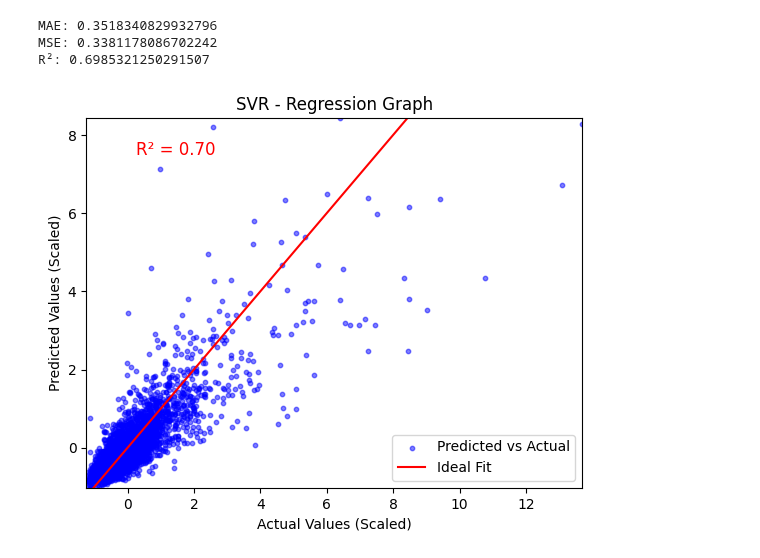
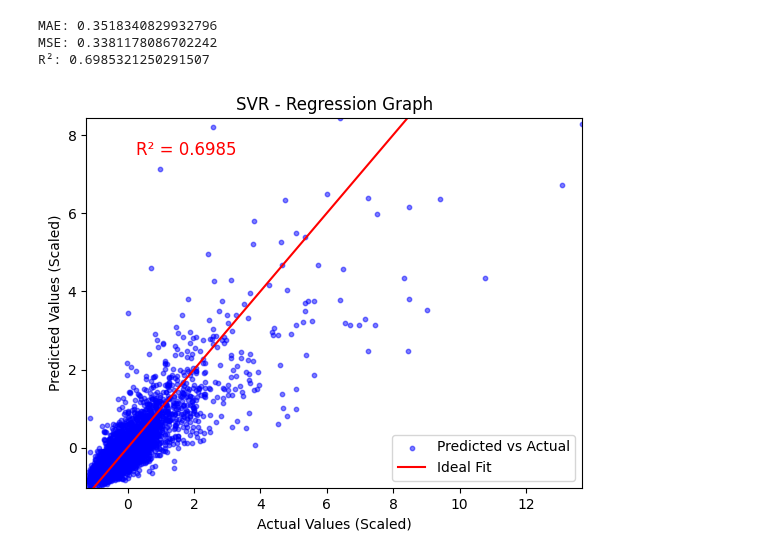
Before and after one commit to sbogde/scikit-regressions-and-confessions, a Jupyter notebook: week3_06_svr_kc_houses.ipynb, the cells around one changed output. Saved outputs shown, nothing was run; the diff lists cells and outputs as text; code cells hidden in the pictures.

```diff
--- a/week3_06_svr_kc_houses.ipynb
+++ b/week3_06_svr_kc_houses.ipynb
@@ -260,28 +251,24 @@ MAE: 0.3518340829932796
 MSE: 0.3381178086702242
 R²: 0.6985321250291507
 # %%
-# Predict values using the testing set
-# y_pred = svr_reg.predict(X_test)
-
 # Scatter plot of actual vs predicted values
 plt.scatter(y_test, y_pred, color="b", label="Predicted vs Actual", alpha=0.5, s=10)
 
 # Add a red line representing perfect predictions (diagonal line)
 plt.plot([y_test.min(), y_test.max()], [y_test.min(), y_test.max()], color="r", label="Ideal Fit")
 
 plt.xlim(y_test.min(), y_test.max())
 plt.ylim(y_pred.min(), y_pred.max())
 
-# r2 = r2_score(y_test, y_pred)
-plt.text(0.1, 0.9, f"R² = {r2:.2f}", transform=plt.gca().transAxes, fontsize=12, color="red")
+plt.text(0.1, 0.9, f"R² = {r2:.4f}", transform=plt.gca().transAxes, fontsize=12, color="red")
 
 # Add labels and title
 plt.title("SVR - Regression Graph")
 plt.xlabel("Actual Values (Scaled)")
 plt.ylabel("Predicted Values (Scaled)")
 plt.legend(loc='lower right')
 
 # Display the plot
 plt.show()
 # %% [output]
-[figure, old version]
+[figure, new version]
```
Also changed, not shown: parts of 1 cell of this notebook.
